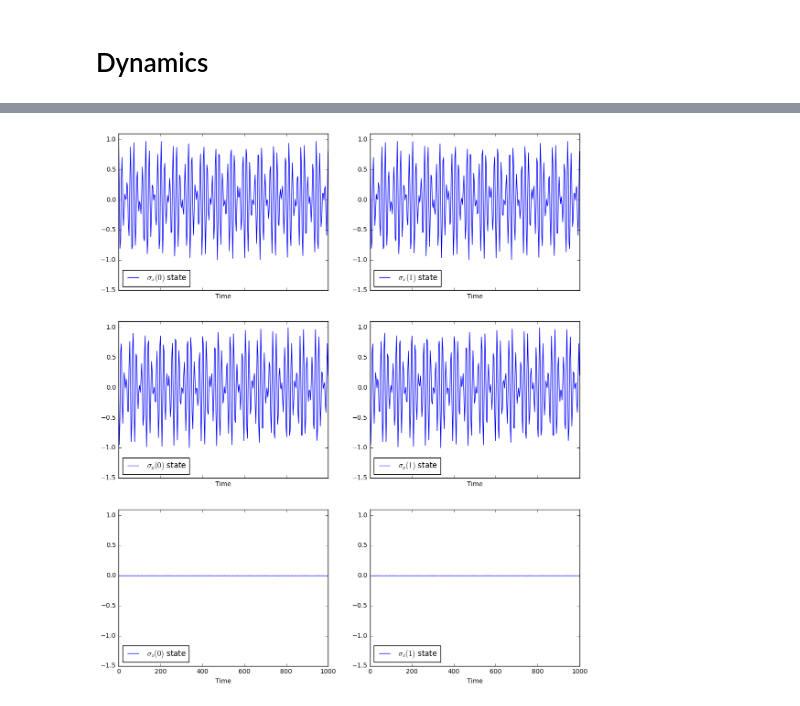
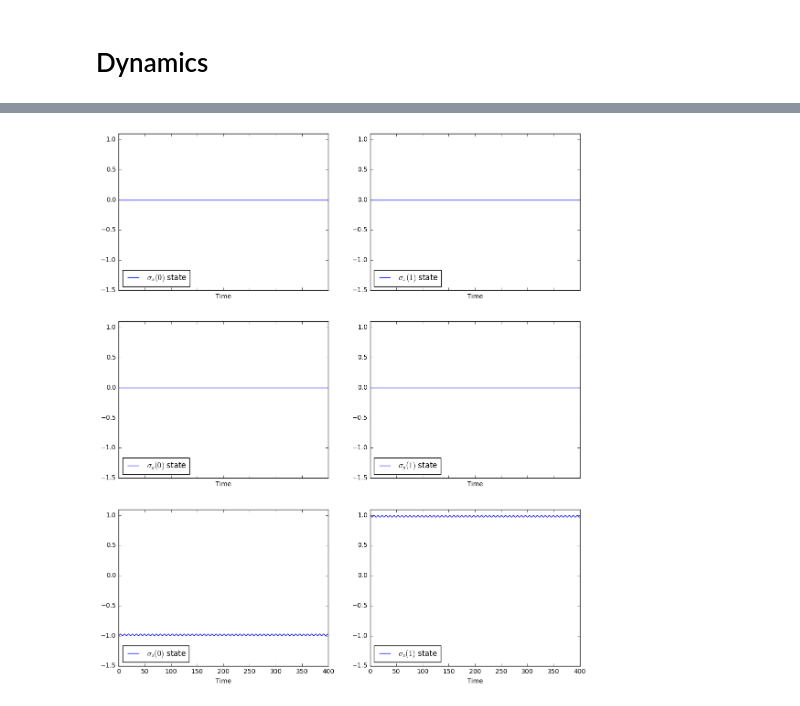
Before and after one commit to safoex/qubitlab, a Jupyter notebook: python/qutip/2qubit.ipynb, the cells around one changed output, grey strips where cells are left out. Cells and saved outputs as stored; diff of their text form; code cells hidden in the pictures.

```diff
--- a/python/qutip/2qubit.ipynb
+++ b/python/qutip/2qubit.ipynb
@@ -84,6 +84,12 @@ def convert_2toN(A2d,evecs):
     return Aq.transform(evecs,True)
 
 def Hq_evecs(N_states = N[0], Ej = Ej[0], Ec = Ec[0]):
-        return Hq(N_states,Ej,Ec).eigenstates()[1]
+    return Hq(N_states,Ej,Ec).eigenstates()[1]
 def Hq_evals(N_states = N[0], Ej = Ej[0], Ec = Ec[0]):
-        return Hq(N_states,Ej,Ec).eigenstates()[0]
+    return Hq(N_states,Ej,Ec).eigenstates()[0]
+def Hqq_evecs(qubit):
+    return Hq_evecs(N[qubit-1], Ej[qubit-1], Ec[qubit-1])
+def Hqq_evals(qubit):
+    return Hq_evals(N[qubit-1], Ej[qubit-1], Ec[qubit-1])
+def Hqq(qubit):
+    return Hq(N[qubit-1], Ej[qubit-1], Ec[qubit-1])
@@ -103,0 +96,10 @@ args['w'] = w10
+# %%
+evecs = [Hqq_evecs(1),Hqq_evecs(2)]
+evals = [Hqq_evals(1),Hqq_evals(2)]
+psi0 = evecs[0][0]
+print((evals[0][1]-evals[0][0]))
+print((evals[0][2]-evals[0][1]))
+w10 = [evals[0][1] - evals[0][0], evals[1][1] - evals[1][0]]
+w21 = [evals[0][2] - evals[0][1], evals[1][2] - evals[1][1]]
+print(w21[1])
+args['w'] = w10
@@ -134,17 +142,17 @@ def THc(qubit, N = N, Ec = Ec, n_g = 0):
 def THj(qubit, N = N, Ej = Ej, n_g = 0):
     return T(Hj(N[qubit-1],Ej[qubit-1]),qubit,N)
 
-def THq(qubit, N = N, Ej = Ej, Ec = Ec):
+def THq(qubit):
     return THc(qubit) + THj(qubit)
 
-def THqq(N = N, Ej = Ej, Ec = Ec):
+def THqq():
     return THq(1) + THq(2)
 
 def THic(N = N, Eu = Eu):
     return Eu * tensor(n(N[0]),n(N[1]))
 
 def T2N(oper, qubit, N = N):
-    return T(convert_2toN(oper,Hq(N[qubit-1]).eigenstates()[1]),qubit,N)
+    return T(convert_2toN(oper,Hq(N[qubit-1],Ej[qubit-1],Ec[qubit-1]).eigenstates()[1]),qubit,N)
 
 def TSx(qubit, N = N):
     return T2N(sigmax(),qubit, N)
@@ -208,19 +216,19 @@ def Tvis_out(output):
 # Dynamics
 # %%
 expected = [TSx(1),TSy(1),TSz(1),TSx(2),TSy(2),TSz(2)]
-ev1 = Hq_evecs(N[0])
-ev2 = Hq_evecs(N[1])
+ev1 = Hqq_evecs(1)
+ev2 = Hqq_evecs(2)
 #psi1 = (ev1[0]+ev1[1]) / (2**0.5)
-#psi2 = (ev2[0]+ev2[1]) / (2**0.5)
+psi2 = (ev2[0]+ev2[1]) / (2**0.5)
 
 #psi1 = ev1[0]
 #psi2 = ev2[0]
 
-#psi1 = ev1[1]
+psi1 = ev1[1]
 #psi2 = ev2[1]
 
 Tpsi0 = tensor(psi1,psi2)
-Tpsi0 = (tensor(ev1[0],(ev2[1]+ev2[0])/ (2**0.5)) + tensor((ev1[1]+ev1[0])/ (2**0.5),ev2[0]))
+#Tpsi0 = (tensor(ev1[0],(ev2[1]+ev2[0])/ (2**0.5)) + tensor((ev1[1]+ev1[0])/ (2**0.5),ev2[0]))
 def solve(expected_ops = expected, with_progress_bar = True):
     if with_progress_bar:
         return mesolve(THq_t(), Tpsi0, tlist, collapse_list(), expected_ops, args = args,options= Options(nsteps=10000), progress_bar=True)
@@ -229,6 +237,7 @@ def solve(expected_ops = expected, with_progress_bar = True):
 # %%
 print(Eu)
 args['nEj'] = 0
+args['w'] = 0
 print(args)
 expected = [TSx(1),TSy(1),TSz(1),TSx(2),TSy(2),TSz(2)]
 #args['nEj'] = needed_Ej
@@ -256,4 +259,4 @@ Total run time:  22.03s
-[figure, old version]
+[figure, new version]
 # %%
 def observe(output, operators, rotationFreq = args['w']):
     output2 = copy.deepcopy(output)
```
Also changed, not shown: parts of 10 cells of this notebook.
